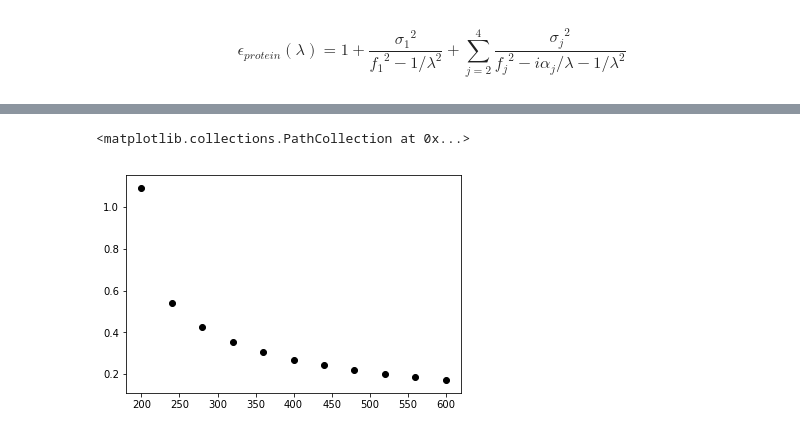
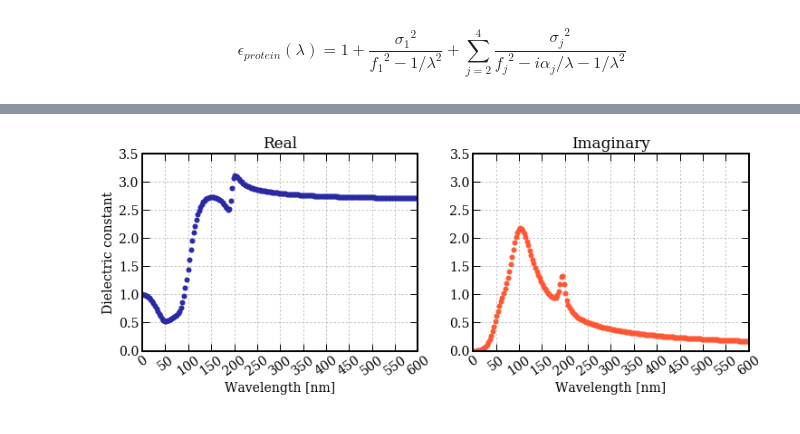
Before and after one commit to barbagroup/pygbe_lspr, a Jupyter notebook: protein_dielectric_Pahn-etal.ipynb, the cells around one changed output, grey strips where cells are left out. Saved outputs shown, nothing was run; the diff lists cells and outputs as text; code cells hidden in the pictures.

Commit message:
Add proper plots for dielectric

```diff
--- a/protein_dielectric_Pahn-etal.ipynb
+++ b/protein_dielectric_Pahn-etal.ipynb
@@ -104,2 +98,2 @@ e
 # %%
-lamb = numpy.linspace(200,600,11)
+lamb = numpy.linspace(0.5,600,201)
@@ -120,5 +115,39 @@ pyplot.scatter(lamb, epsilon.real, c='k')
-# %%
-pyplot.scatter(lamb, epsilon.imag, c='k')
-# %% [output]
-<matplotlib.collections.PathCollection at 0x...>
-[figure, removed]
+# %%
+from matplotlib import rcParams
+rcParams['font.family'] = 'serif'
+rcParams['font.size'] = 14
+rcParams['xtick.top'] = True
+rcParams['ytick.right'] = True
+rcParams['axes.linewidth'] = 2
+# %%
+pyplot.figure(figsize=(12,4))
+
+pyplot.subplot(121)
+
+pyplot.plot(lamb,epsilon.real,ls='', marker='o', color='#2929a3', ms=5)
+
+pyplot.xlabel('Wavelength [nm]')
+pyplot.ylabel('Dielectric constant')
+pyplot.xlim(min(lamb), max(lamb))
+pyplot.ylim(0, 3.5)
+
+pyplot.xticks(numpy.linspace(0, max(lamb), 13), rotation=35)
+pyplot.tick_params(axis='both', length=8, width=1, direction='in')
+pyplot.title('Real')
+pyplot.grid(linestyle=':')
+
+
+pyplot.subplot(122)
+
+pyplot.plot(lamb,epsilon.imag, ls='', marker='o', color='#ff5733', ms=5)
+
+pyplot.xlabel('Wavelength [nm]')
+#pyplot.ylabel('Refractive index')
+pyplot.xlim(min(lamb), max(lamb))
+pyplot.ylim(0, 3.5)
+pyplot.xticks(numpy.linspace(0, max(lamb), 13), rotation=35)
+pyplot.tick_params(axis='both', length=8, width=1, direction='in')
+pyplot.title('Imaginary')
+pyplot.grid(linestyle=':')
+# %% [output]
+[figure, added]
```
Also changed, not shown: parts of 5 cells of this notebook.
